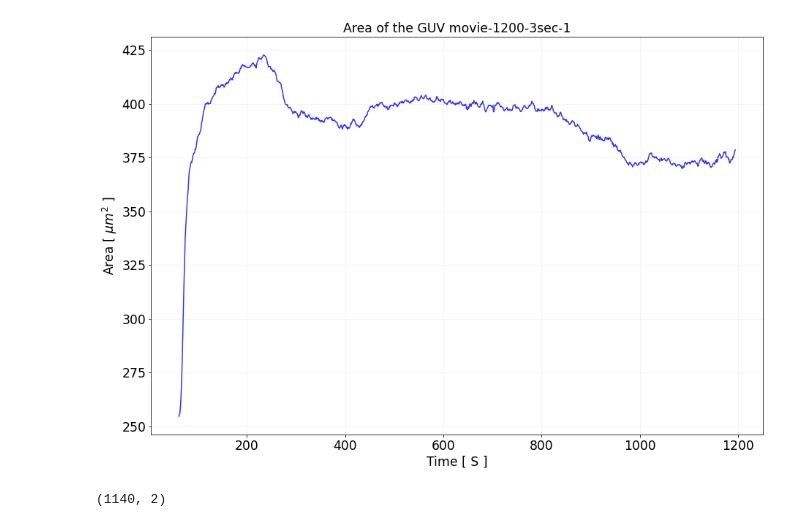
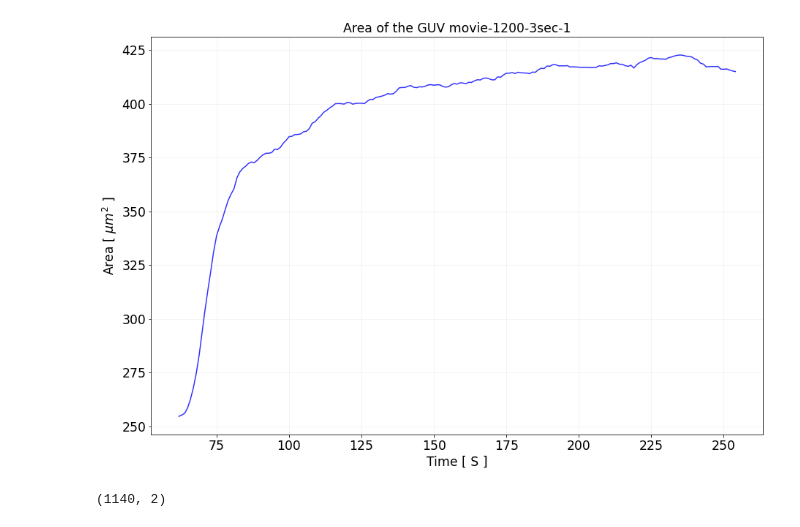
Before and after one commit to ahmed344/growth-curves, a Jupyter notebook: curve_manipulation.ipynb, the cells around one changed output. Drawn from its saved outputs; the diff is of its cells as text; code cells hidden in the pictures.

```diff
--- a/curve_manipulation.ipynb
+++ b/curve_manipulation.ipynb
@@ -6,28 +6,28 @@ import pandas as pd
 # %%
 # Determine the Experiment and the GUV number
 EXPERIMENT = '20210122_Mouse_Ecad_NTA3_on_SOPC3'
 DATA = 'movie-1200-3sec-1'
 
 # Read the curves as dataframes
 df = pd.read_csv(f'Data/{EXPERIMENT}/{DATA}.csv')
 
 # Plot the curve
 plt.figure(figsize=(15, 10))
-plt.plot(df['Time'][62:], df['Area'][62:], label = f'{DATA}', color = 'b', alpha = 0.8)
+plt.plot(df['Time'][:-940], df['Area'][:-940], label = f'{DATA}', color = 'b', alpha = 0.8)
 plt.title(f'Area of the GUV {DATA}', fontsize= 'xx-large')
 plt.xlabel('Time [ S ]', fontsize = "xx-large")
 plt.ylabel('Area [ $\mu m^2$ ]', fontsize = "xx-large")
 plt.xticks(fontsize = "xx-large")
 plt.yticks(fontsize = "xx-large")
 plt.grid(color = 'gray', alpha = 0.1)
 
 # Save the figure into png
 #plt.savefig(f"Data/{EXPERIMENT}/{DATA}")
 
 # Save the data into csv
-df[62:].to_csv(f"Data/{EXPERIMENT}/{DATA}.csv", index=False)
+#df[:-940].to_csv(f"Data/{EXPERIMENT}/{DATA}.csv", index=False)
 # %% [output]
-[figure, old version]
+[figure, new version]
 # %%
 df[:-500].shape
 # %% [output]
```
Also changed, not shown: 1 other file.
